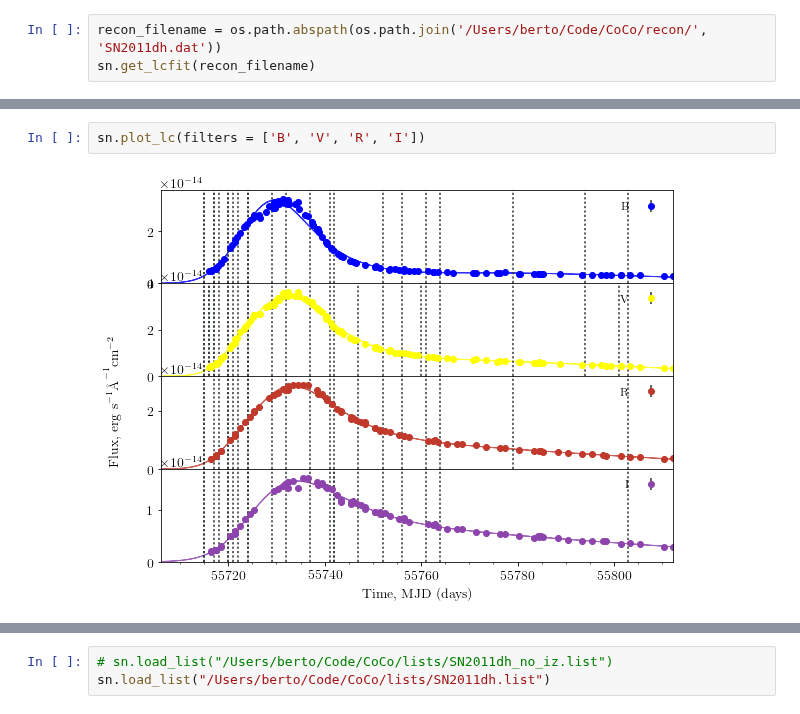
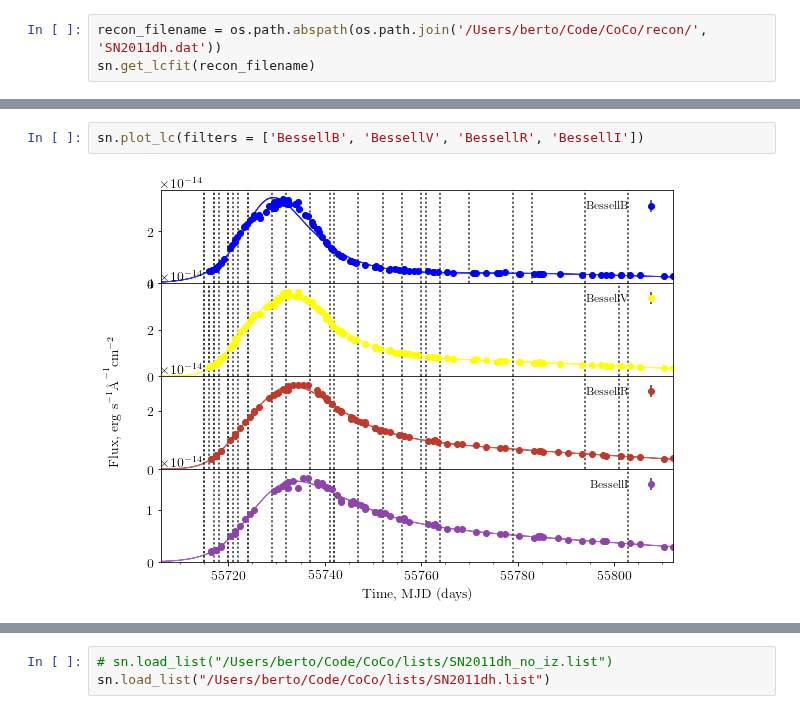
Before and after one commit to UoS-SNe/pycoco, a Jupyter notebook: notebooks/pycoco_SNClass.ipynb, the cells around one changed output, grey strips where cells are left out. Saved outputs shown, nothing was run; the diff lists cells and outputs as text.

Commit message:
trying to fix bug in code that interprets string as list of filters

```diff
--- a/notebooks/pycoco_SNClass.ipynb
+++ b/notebooks/pycoco_SNClass.ipynb
@@ -114,7 +105,7 @@ sn.phot.data.keys()
-# %%
-sn.plot_lc(filters = ['B', 'V', 'R', 'I'])
-# %% [output]
-[figure, removed]
+# %%
+sn.plot_lc(filters = ['BessellB', 'BessellV', 'BessellR', 'BessellI'])
+# %% [output]
+[figure, added]
 # %%
 sn.plot_lc(filters = ['SDSS_g', 'SDSS_r', 'SDSS_i', 'SDSS_z'])
 # %% [output]
```
Also changed, not shown: parts of 12 cells of this notebook, 1 other file.
